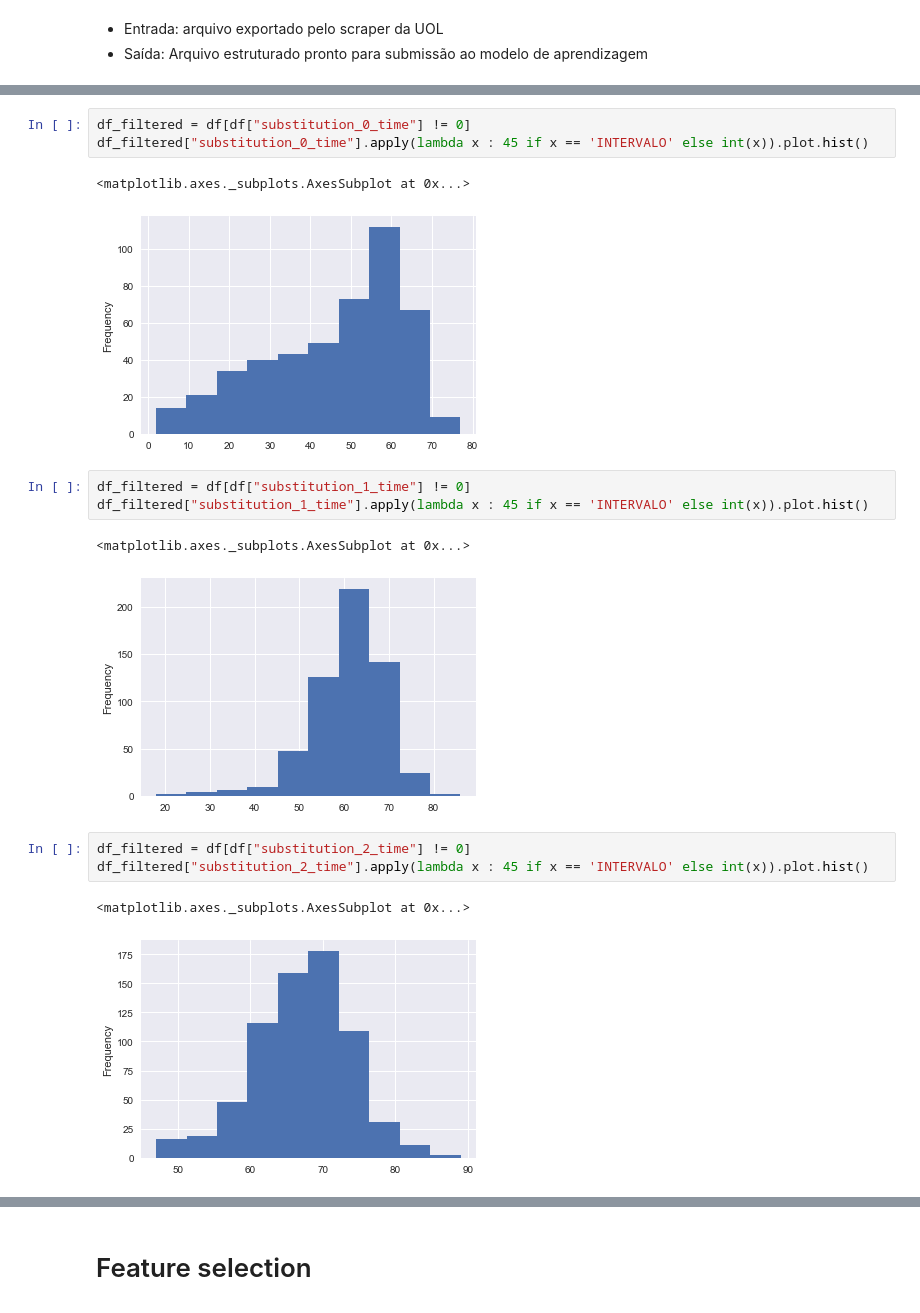
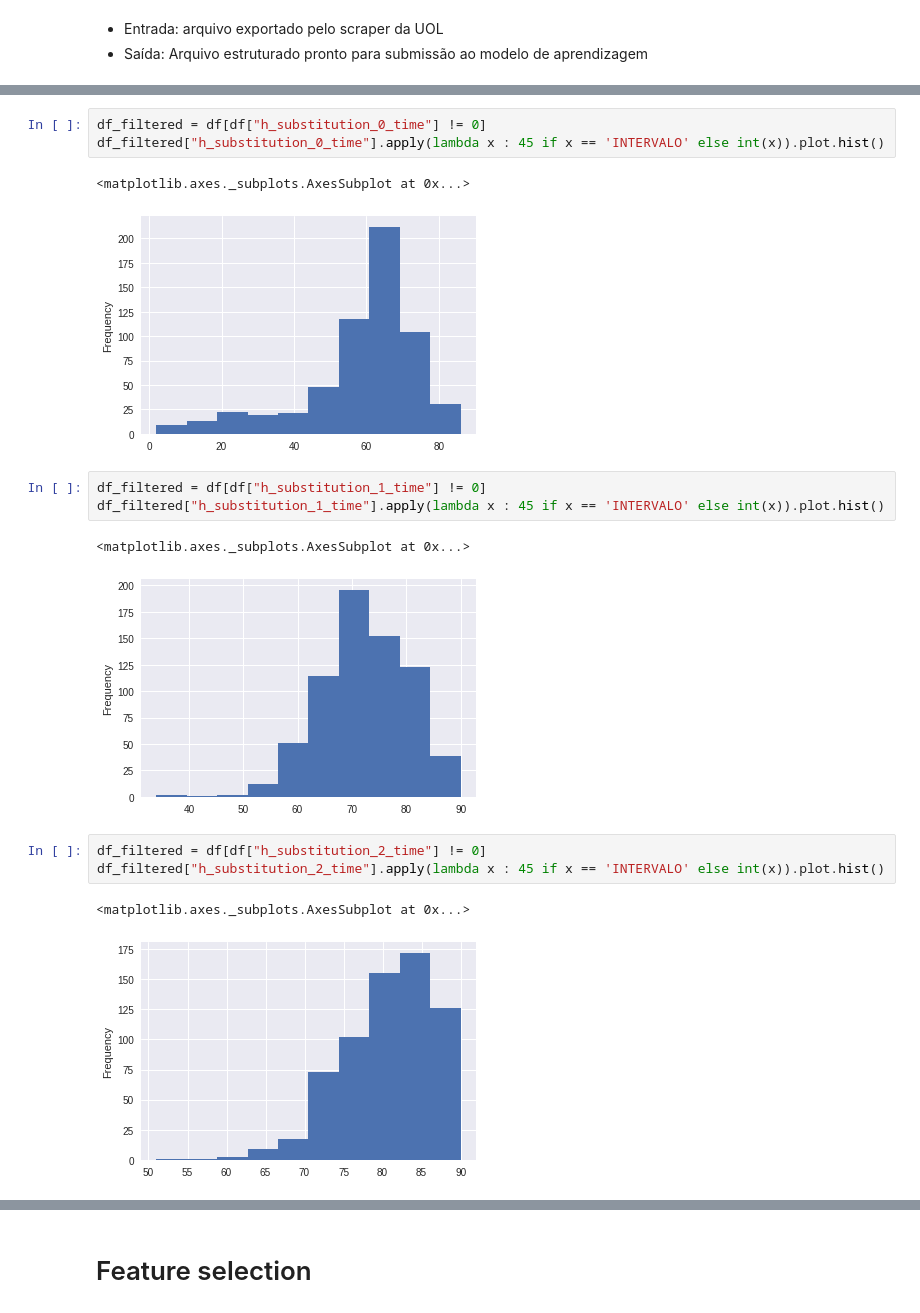
Before and after one commit to nbrutti/uol-export, a Jupyter notebook: notebooks/Pré-processamento.ipynb, the cells around one changed output, grey strips where cells are left out. Cells and saved outputs as stored; diff of their text form.

```diff
--- a/notebooks/Pré-processamento.ipynb
+++ b/notebooks/Pré-processamento.ipynb
@@ -198,21 +224,21 @@ memory usage: 375.8+ KB
 # %%
-df_filtered = df[df["substitution_0_time"] != 0]
-df_filtered["substitution_0_time"].apply(lambda x : 45 if x == 'INTERVALO' else int(x)).plot.hist()
+df_filtered = df[df["h_substitution_0_time"] != 0]
+df_filtered["h_substitution_0_time"].apply(lambda x : 45 if x == 'INTERVALO' else int(x)).plot.hist()
 # %% [output]
 <matplotlib.axes._subplots.AxesSubplot at 0x...>
-[figure, old version]
+[figure, new version]
 # %%
-df_filtered = df[df["substitution_1_time"] != 0]
-df_filtered["substitution_1_time"].apply(lambda x : 45 if x == 'INTERVALO' else int(x)).plot.hist()
+df_filtered = df[df["h_substitution_1_time"] != 0]
+df_filtered["h_substitution_1_time"].apply(lambda x : 45 if x == 'INTERVALO' else int(x)).plot.hist()
 # %% [output]
 <matplotlib.axes._subplots.AxesSubplot at 0x...>
-[figure, old version]
+[figure, new version]
 # %%
-df_filtered = df[df["substitution_2_time"] != 0]
-df_filtered["substitution_2_time"].apply(lambda x : 45 if x == 'INTERVALO' else int(x)).plot.hist()
+df_filtered = df[df["h_substitution_2_time"] != 0]
+df_filtered["h_substitution_2_time"].apply(lambda x : 45 if x == 'INTERVALO' else int(x)).plot.hist()
 # %% [output]
 <matplotlib.axes._subplots.AxesSubplot at 0x...>
-[figure, old version]
+[figure, new version]
 # %%
 from sklearn.model_selection import train_test_split
 
```
Also changed, not shown: parts of 24 cells of this notebook, 1 other file.
